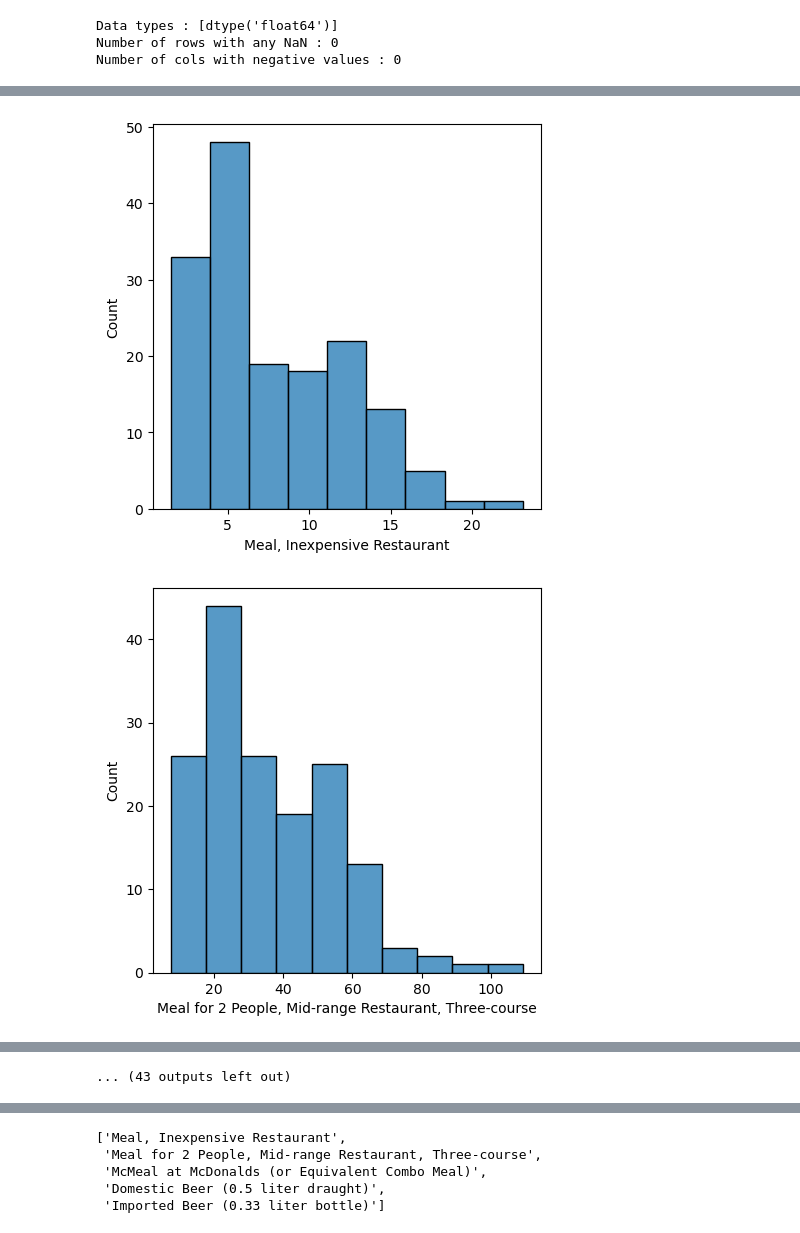
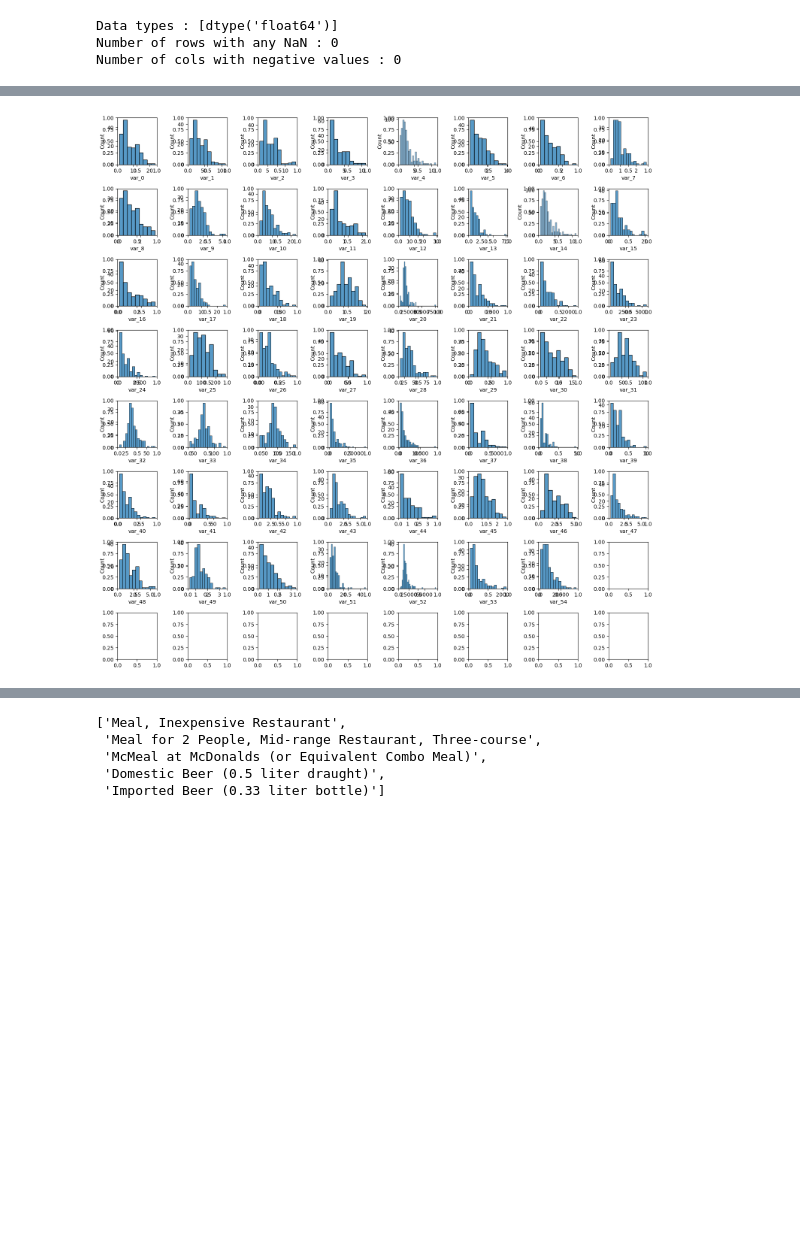
Before and after one commit to simlal/data-mining-assignments_bin710, a Jupyter notebook: td1/td1.ipynb, the cells around one changed output, grey strips where cells are left out. Cells and saved outputs as stored; diff of their text form; code cells hidden in the pictures; blank space fills up the shorter version.

```diff
--- a/td1/td1.ipynb
+++ b/td1/td1.ipynb
@@ -158,11 +179,13 @@ Number of cols with negative values : 0
 # %%
 grid_len = int(np.ceil((np.sqrt(len(df_cl.columns)))))
 
-# fig, ax = plt.subplots(grid_len, grid_len, figsize=(15,15))
+fig, ax = plt.subplots(grid_len, grid_len, figsize=(15,15))
 
 for i, att in enumerate(attr):
-    plt.figure(i, figsize=(5,5))
-    sns.histplot(df_cl[att])
+    ax=fig.add_subplot(grid_len, grid_len, i+1)
+    sns.histplot(df_cl[att], legend=False)
+    ax.set_xlabel(f"var_{i}")
+
+fig.tight_layout()
 # %% [output]
-[figure, old version]
+[figure, new version]
-[figure, removed]
@@ -179 +191,0 @@ for i, att in enumerate(attr):
-... (43 outputs left out)
```
Also changed, not shown: parts of 21 cells of this notebook.
